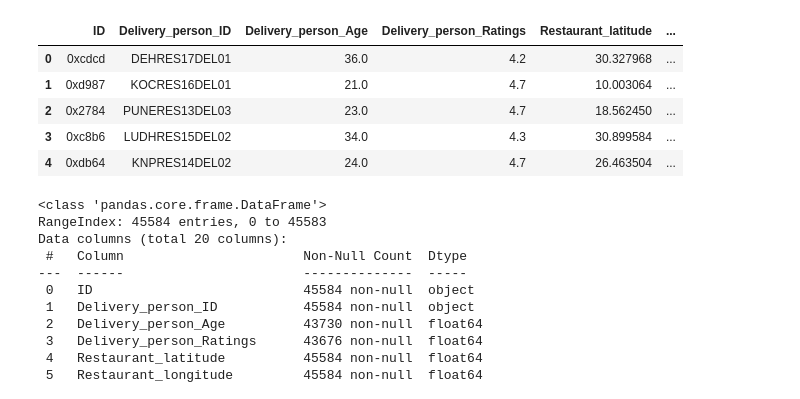
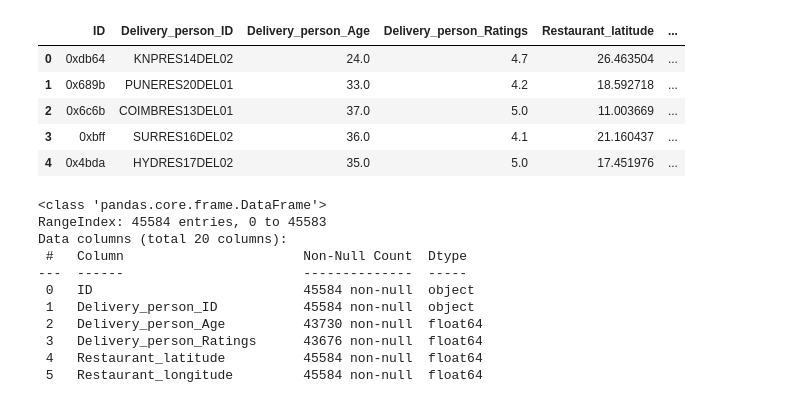
Before and after one commit to AKISHPOTHURI/FoodDelivery, a Jupyter notebook: notebooks/EDA.ipynb, the cells around one changed output. Saved outputs shown, nothing was run; the diff lists cells and outputs as text; code cells hidden in the pictures.

Commit message:
data_transformation completed

```diff
--- a/notebooks/EDA.ipynb
+++ b/notebooks/EDA.ipynb
@@ -11,4 +11,4 @@ def loadData(dbName,dbPassword):
     dataList = list(cursor)
     df = pd.DataFrame(dataList)
     return df
-data = loadData(dbName,dbPassword)
+data = loadData(dbName,dbPassword).drop(labels=['_id'],axis=1)
@@ -20,13 +33,13 @@ import geopy as geo
 # %%
-data = pd.read_csv("https://raw.githubusercontent.com/AKISHPOTHURI/DataScience/main/Dataset/online_order.csv")
+# data = pd.read_csv("https://raw.githubusercontent.com/AKISHPOTHURI/DataScience/main/Dataset/online_order.csv")
 data.head()
 # %% [output]
 |  | ID | Delivery_person_ID | Delivery_person_Age | Delivery_person_Ratings | Restaurant_latitude | ... |
-| 0 | 0xcdcd | DEHRES17DEL01 | 36.0 | 4.2 | 30.327968 | ... |
-| 1 | 0xd987 | KOCRES16DEL01 | 21.0 | 4.7 | 10.003064 | ... |
-| 2 | 0x2784 | PUNERES13DEL03 | 23.0 | 4.7 | 18.562450 | ... |
-| 3 | 0xc8b6 | LUDHRES15DEL02 | 34.0 | 4.3 | 30.899584 | ... |
-| 4 | 0xdb64 | KNPRES14DEL02 | 24.0 | 4.7 | 26.463504 | ... |
+| 0 | 0xdb64 | KNPRES14DEL02 | 24.0 | 4.7 | 26.463504 | ... |
+| 1 | 0x689b | PUNERES20DEL01 | 33.0 | 4.2 | 18.592718 | ... |
+| 2 | 0x6c6b | COIMBRES13DEL01 | 37.0 | 5.0 | 11.003669 | ... |
+| 3 | 0xbff | SURRES16DEL02 | 36.0 | 4.1 | 21.160437 | ... |
+| 4 | 0x4bda | HYDRES17DEL02 | 35.0 | 5.0 | 17.451976 | ... |
 # %%
 data.info()
 # %% [output]
```
Also changed, not shown: parts of 3 cells of this notebook, 31 other files.
